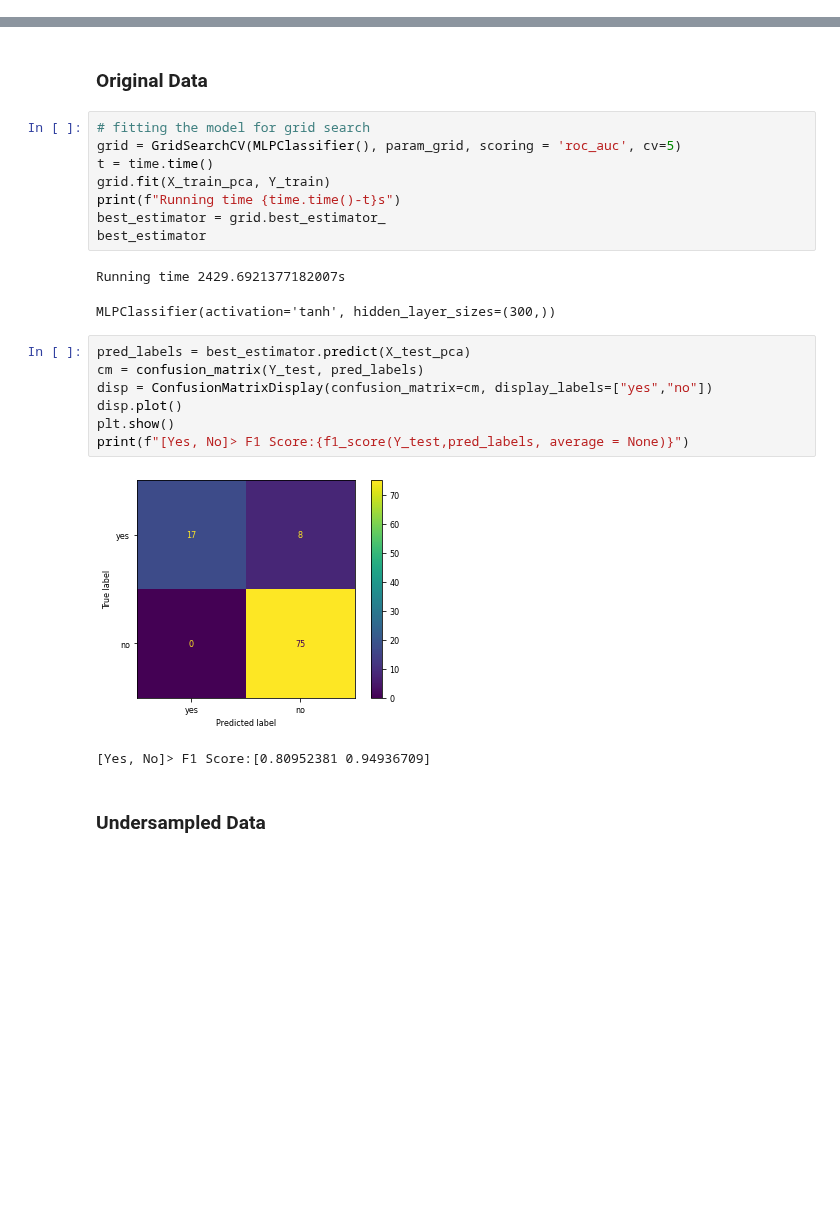
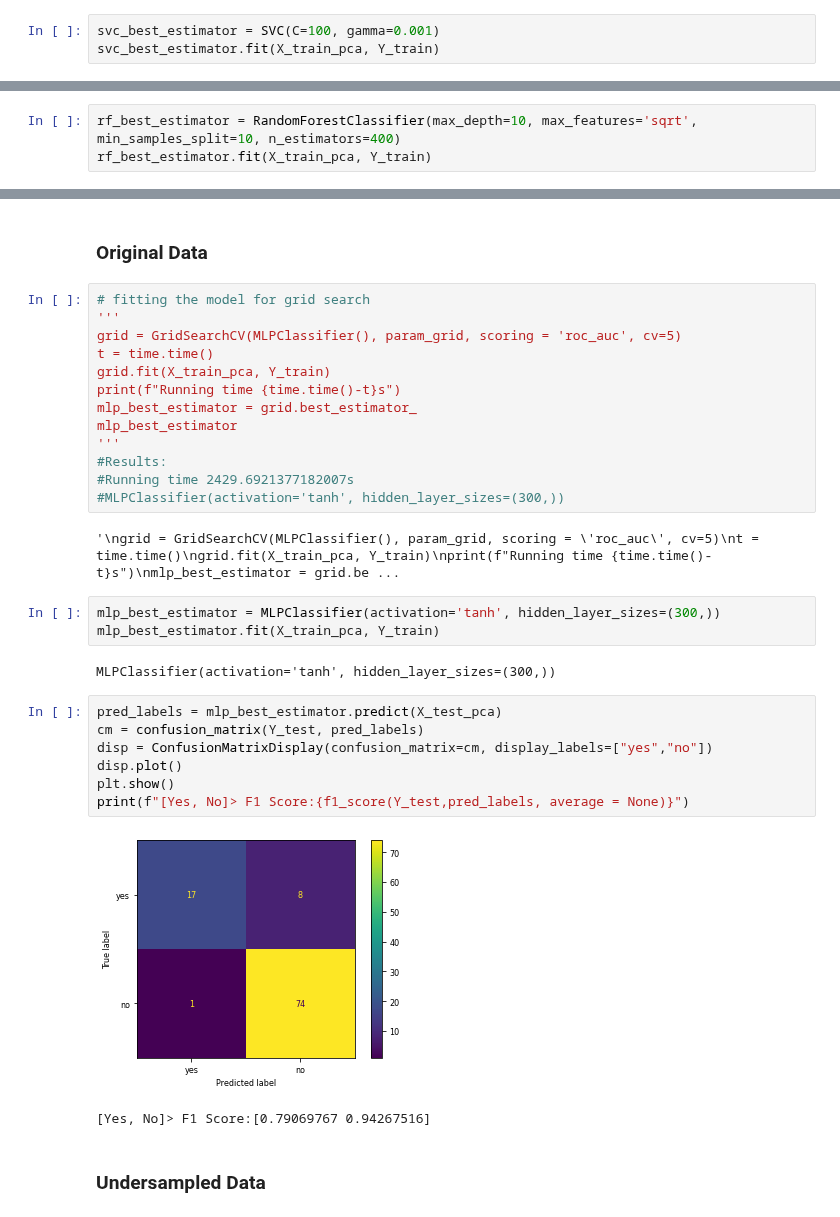
Before and after one commit to PedroMarques27/ED, a Jupyter notebook: Data_mining_Notebook.ipynb, the cells around one changed output, grey strips where cells are left out. Cells and saved outputs as stored; diff of their text form; blank space fills up the shorter version.

```diff
--- a/Data_mining_Notebook.ipynb
+++ b/Data_mining_Notebook.ipynb
@@ -593,0 +597,3 @@ SVC(C=100, gamma=0.001)
+# %%
+svc_best_estimator = SVC(C=100, gamma=0.001)
+svc_best_estimator.fit(X_train_pca, Y_train)
@@ -745,3 +802,6 @@ best_estimator
 Running time 1470.4402747154236s
 RandomForestClassifier(max_depth=10, max_features='sqrt', min_samples_split=10,
                        n_estimators=400)
+# %%
+rf_best_estimator = RandomForestClassifier(max_depth=10, max_features='sqrt', min_samples_split=10, n_estimators=400)
+rf_best_estimator.fit(X_train_pca, Y_train)
@@ -897,25 +1010,34 @@ param_grid = {
 ### Original Data
 # %%
 # fitting the model for grid search
+'''
 grid = GridSearchCV(MLPClassifier(), param_grid, scoring = 'roc_auc', cv=5)
 t = time.time()
 grid.fit(X_train_pca, Y_train)
 print(f"Running time {time.time()-t}s")
-best_estimator = grid.best_estimator_
-best_estimator
+mlp_best_estimator = grid.best_estimator_
+mlp_best_estimator
+'''
+#Results:
+#Running time 2429.6921377182007s
+#MLPClassifier(activation='tanh', hidden_layer_sizes=(300,))
 # %% [output]
-Running time 2429.6921377182007s
+'\ngrid = GridSearchCV(MLPClassifier(), param_grid, scoring = \'roc_auc\', cv=5)\nt = time.time()\ngrid.fit(X_train_pca, Y_train)\nprint(f"Running time {time.time()-t}s")\nmlp_best_estimator = grid.be ...
-MLPClassifier(activation='tanh', hidden_layer_sizes=(300,))
+# %%
+mlp_best_estimator = MLPClassifier(activation='tanh', hidden_layer_sizes=(300,))
+mlp_best_estimator.fit(X_train_pca, Y_train)
+# %% [output]
+MLPClassifier(activation='tanh', hidden_layer_sizes=(300,))
 # %%
-pred_labels = best_estimator.predict(X_test_pca)
+pred_labels = mlp_best_estimator.predict(X_test_pca)
 cm = confusion_matrix(Y_test, pred_labels)
 disp = ConfusionMatrixDisplay(confusion_matrix=cm, display_labels=["yes","no"])
 disp.plot()
 plt.show()
 print(f"[Yes, No]> F1 Score:{f1_score(Y_test,pred_labels, average = None)}")
 # %% [output]
-[figure, old version]
+[figure, new version]
-[Yes, No]> F1 Score:[0.80952381 0.94936709]
+[Yes, No]> F1 Score:[0.79069767 0.94267516]
 # %% [markdown]
 ### Undersampled Data
 # %%
```
Also changed, not shown: parts of 56 cells of this notebook.
